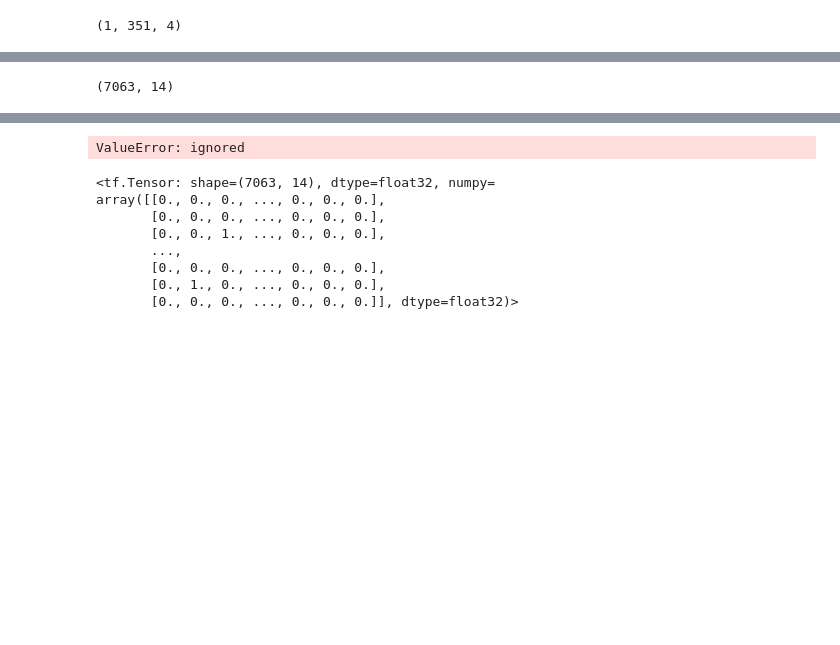
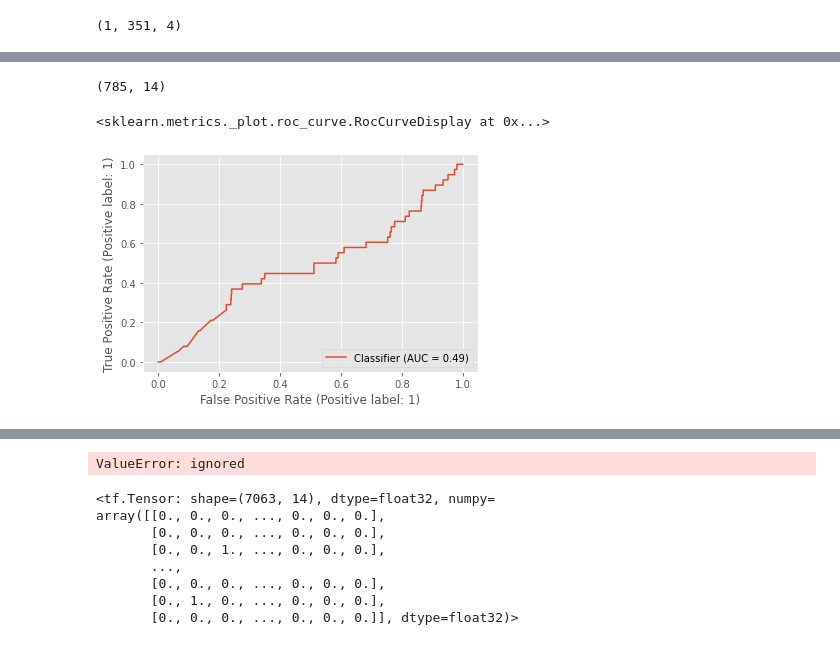
Before and after one commit to MarcoBarroca/VI_EAFEXP_Proj3, a Jupyter notebook: projetos/marco.ipynb, the cells around one changed output, grey strips where cells are left out. Saved outputs shown, nothing was run; the diff lists cells and outputs as text; code cells hidden in the pictures; blank space fills up the shorter version.

```diff
--- a/projetos/marco.ipynb
+++ b/projetos/marco.ipynb
@@ -508,5 +665,7 @@ plt.legend()
 # %%
 from sklearn import metrics as met
 
+pred=model.predict(x_test)
+pred_valid=model.predict(x_valid)
 pred_train=model.predict(x_train)
 # %% [output]
@@ -514,4 +675,9 @@ pred_train=model.predict(x_train)
 # %%
-pred_train.shape
+pred.shape
 # %% [output]
-(7063, 14)
+(785, 14)
+# %%
+met.RocCurveDisplay.from_predictions(y_test[:,4],pred[:,4])
+# %% [output]
+<sklearn.metrics._plot.roc_curve.RocCurveDisplay at 0x...>
+[figure, added]
```
Also changed, not shown: parts of 32 cells of this notebook.
